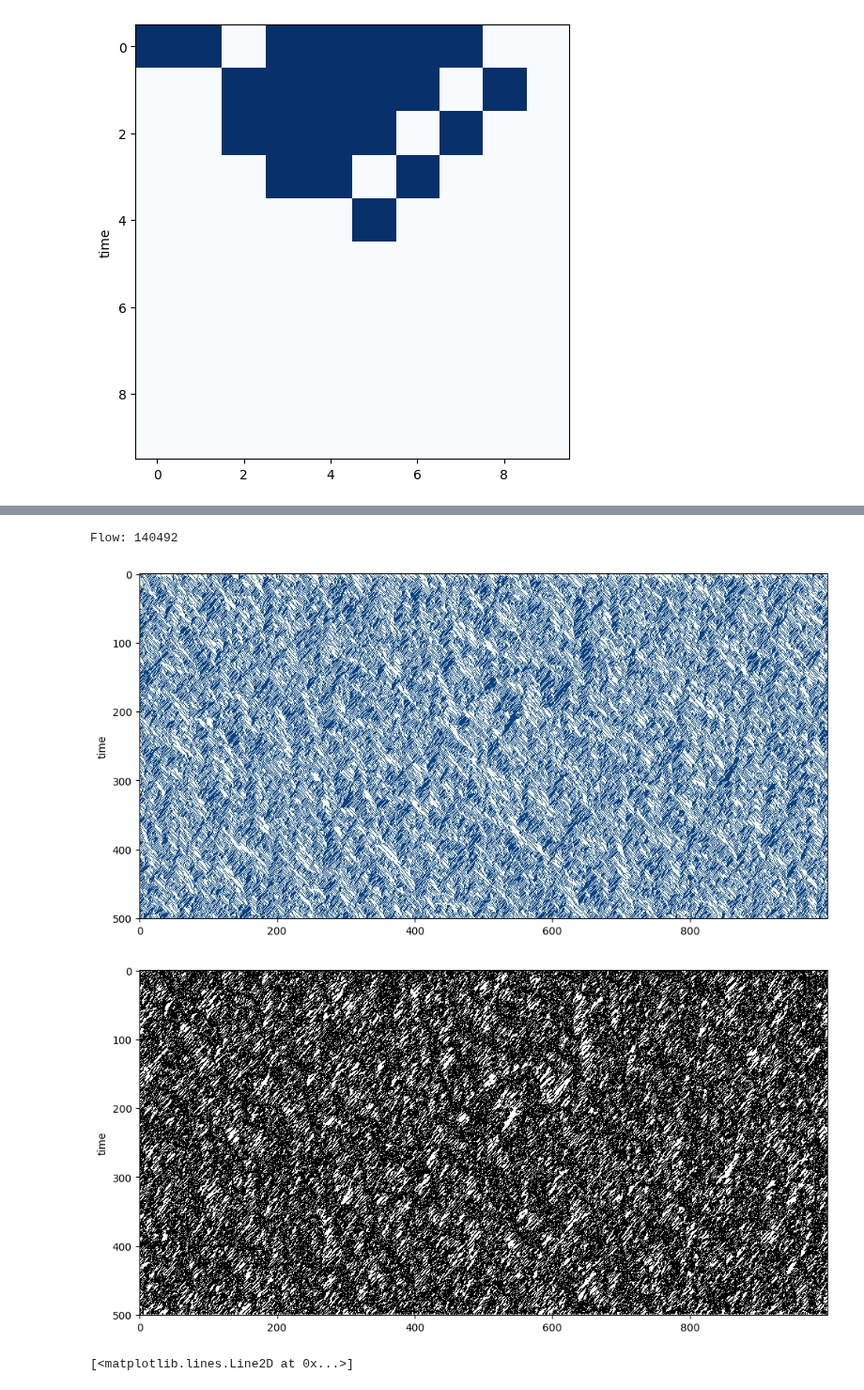
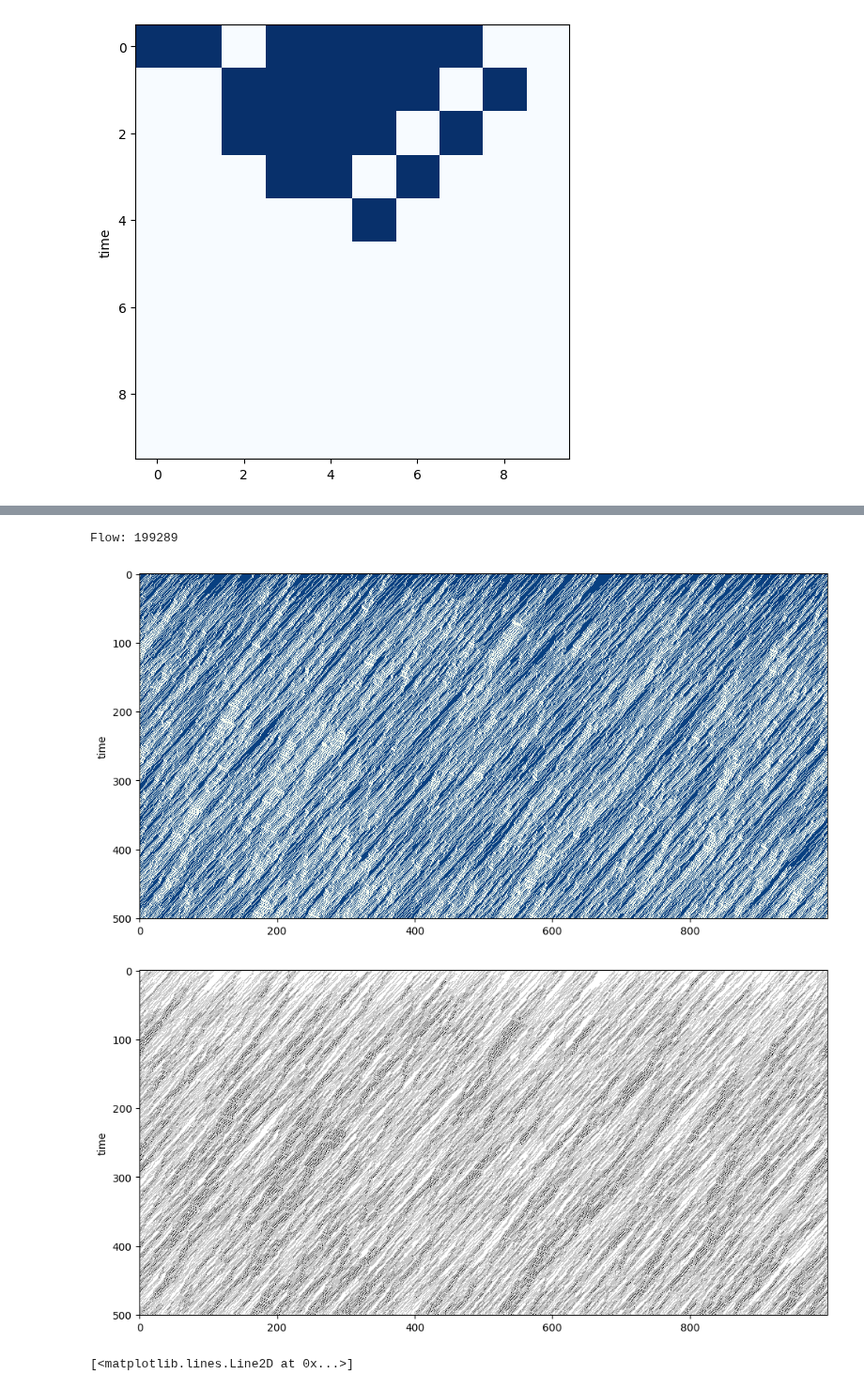
Before and after one commit to ThomasTenDamme/CSS-Group1, a Jupyter notebook: nb.ipynb, the cells around one changed output, grey strips where cells are left out. Shown at 94% size. Cells and saved outputs as stored; diff of their text form; code cells hidden in the pictures.

```diff
--- a/nb.ipynb
+++ b/nb.ipynb
@@ -82,5 +87,5 @@ Flow: 15
 # %%
-p = np.linspace(0.0, 1, 50)
+p = np.linspace(0.0, 0.9, 50)
 L = 100
 T = int(L / 2)
 n = 20
@@ -166,44 +171,44 @@ def density_evolution_nasch (evolution):
 # Test dynamic model
 importlib.reload(modules)
 
-initial_density = 0.1
+initial_density = 0.8
 L = 1000
 T = 500
 n = 1
 
 # NaSch parameters
 p_slowdown = 0.1
-v_max = 1
+v_max = 3
 
 # Dynamic parameters
-neighbourhood_size = 50
+neighbourhood_size = 5
 entry_chance = 0.01
 exit_chance = 0.01
 
 lifespan_counter, jam_size_counter, evolutions = modules.run_model_stochastic(initial_density, L, T, n, v_max=v_max, p_slowdown = p_slowdown,
                                                                       return_evolutions=True, dynamic_model=True, neighbourhood_size=neighbourhood_size,
                                                                       entry_chance=entry_chance, exit_chance=exit_chance)
 
 # Visualize the evolution
 evolution = evolutions[0]
 
 location_evolution = [[x[0] for x in line] for line in evolution]
 speed_evolution = [[x[1] for x in line] for line in evolution]
 
 flow = modules.calculate_flow_nasch(evolution)
 print(f"Flow: {flow}")
 
 # plot the car evolution
 fig, ax = plt.subplots(figsize=(12, 6))  # Adjust the size as needed
 cpl.plot(location_evolution, colormap='GnBu')
 
 fig, ax = plt.subplots(figsize=(12, 6))  # Adjust the size as needed
 cpl.plot(speed_evolution, colormap='Grays')
 
 density_test = density_evolution_nasch(evolution)
 plt.plot(density_test)
 # %% [output]
-Flow: 140492
+Flow: 199289
-[figure, old version]
+[figure, new version]
-[figure, old version]
+[figure, new version]
 [<matplotlib.lines.Line2D at 0x...>]
```
Also changed, not shown: parts of 7 cells of this notebook, 1 other file.
